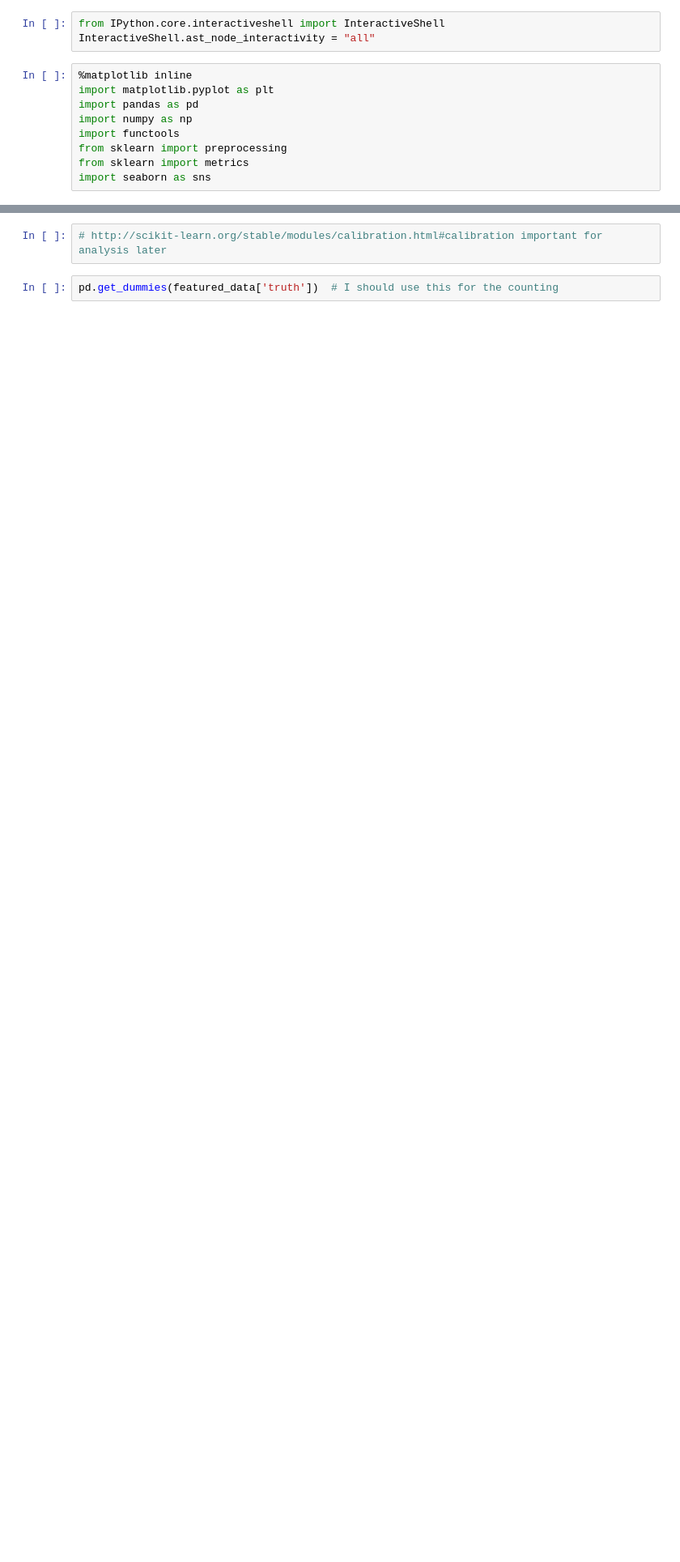
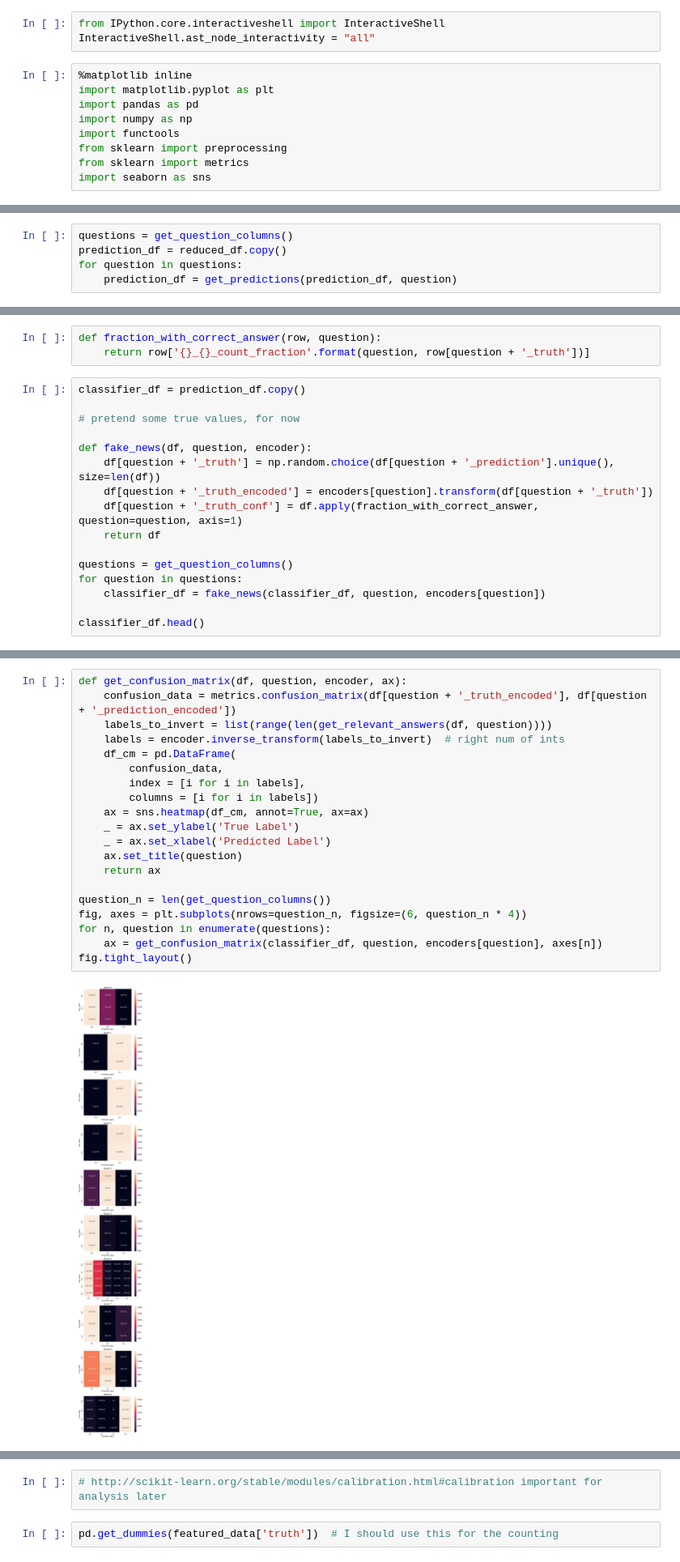
Before and after one commit to willettk/decals, a Jupyter notebook: is_panoptes_working.ipynb, the cells around one changed output, grey strips where cells are left out. Shown: that part at 81% size. Cells and saved outputs as stored; diff of their text form; blank space fills up the shorter version.

```diff
--- a/is_panoptes_working.ipynb
+++ b/is_panoptes_working.ipynb
@@ -139,0 +258,5 @@ avg / total       0.34      0.34      0.31      8460
+# %%
+questions = get_question_columns()
+prediction_df = reduced_df.copy()
+for question in questions:
+    prediction_df = get_predictions(prediction_df, question)
@@ -139,0 +305,19 @@ avg / total       0.34      0.34      0.31      8460
+# %%
+def fraction_with_correct_answer(row, question):
+    return row['{}_{}_count_fraction'.format(question, row[question + '_truth'])]
+# %%
+classifier_df = prediction_df.copy()
+
+# pretend some true values, for now
+
+def fake_news(df, question, encoder):
+    df[question + '_truth'] = np.random.choice(df[question + '_prediction'].unique(), size=len(df))
+    df[question + '_truth_encoded'] = encoders[question].transform(df[question + '_truth'])
+    df[question + '_truth_conf'] = df.apply(fraction_with_correct_answer, question=question, axis=1)
+    return df
+
+questions = get_question_columns()
+for question in questions:
+    classifier_df = fake_news(classifier_df, question, encoders[question])
+
+classifier_df.head()
@@ -139,0 +344,22 @@ avg / total       0.34      0.34      0.31      8460
+# %%
+def get_confusion_matrix(df, question, encoder, ax):
+    confusion_data = metrics.confusion_matrix(df[question + '_truth_encoded'], df[question + '_prediction_encoded'])
+    labels_to_invert = list(range(len(get_relevant_answers(df, question))))
+    labels = encoder.inverse_transform(labels_to_invert)  # right num of ints
+    df_cm = pd.DataFrame(
+        confusion_data,
+        index = [i for i in labels],
+        columns = [i for i in labels])
+    ax = sns.heatmap(df_cm, annot=True, ax=ax)
+    _ = ax.set_ylabel('True Label')
+    _ = ax.set_xlabel('Predicted Label')
+    ax.set_title(question)
+    return ax
+
+question_n = len(get_question_columns())
+fig, axes = plt.subplots(nrows=question_n, figsize=(6, question_n * 4))
+for n, question in enumerate(questions):
+    ax = get_confusion_matrix(classifier_df, question, encoders[question], axes[n])
+fig.tight_layout()
+# %% [output]
+[figure, added]
```
Also changed, not shown: parts of 57 cells of this notebook, 3 other files.
